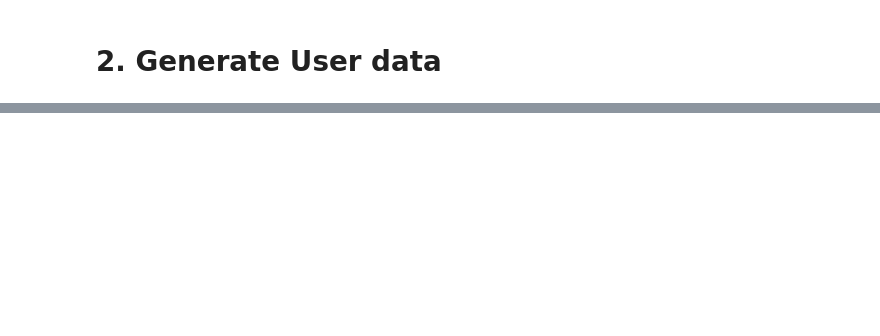
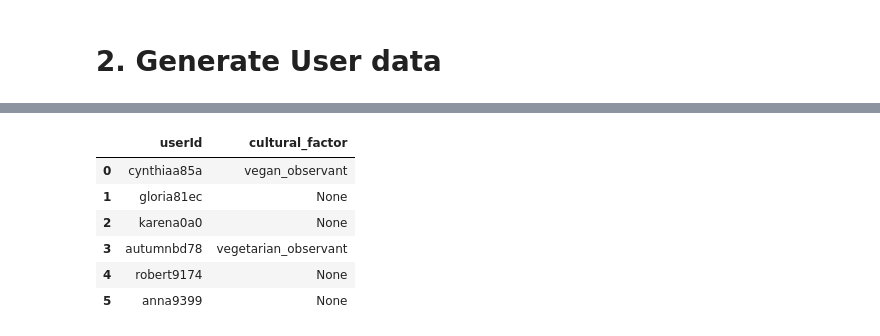
Before and after one commit to aislab-hevs/synthetic_data_nutrition_generation, a Jupyter notebook: src/generator_notebook.ipynb, the cells around one changed output, grey strips where cells are left out. Saved outputs shown, nothing was run; the diff lists cells and outputs as text; code cells hidden in the pictures; blank space fills up the shorter version.

```diff
--- a/src/generator_notebook.ipynb
+++ b/src/generator_notebook.ipynb
@@ -229,0 +297,19 @@ df_user_entity.to_csv("user_entity.csv", index=False)
+# %%
+df_cultural_factors["userId"] = df_personal_data["userId"]
+# %%
+food_restrictions = ["vegan_observant", "vegetarian_observant", "halal_observant", "kosher_observant", "None"]
+food_restriction_probs = [0.2, 0.3, 0.05, 0.05, 0.4]
+# %%
+food_restrictions_user = np.random.choice(food_restrictions, size=500, replace=True, p=food_restriction_probs)
+# %%
+df_cultural_factors["cultural_factor"] = food_restrictions_user
+# %%
+df_cultural_factors.head(6)
+# %% [output]
+|  | userId | cultural_factor |
+| 0 | cynthiaa85a | vegan_observant |
+| 1 | gloria81ec | None |
+| 2 | karena0a0 | None |
+| 3 | autumnbd78 | vegetarian_observant |
+| 4 | robert9174 | None |
+| 5 | anna9399 | None |
```
Also changed, not shown: parts of 30 cells of this notebook, 1 other file.
